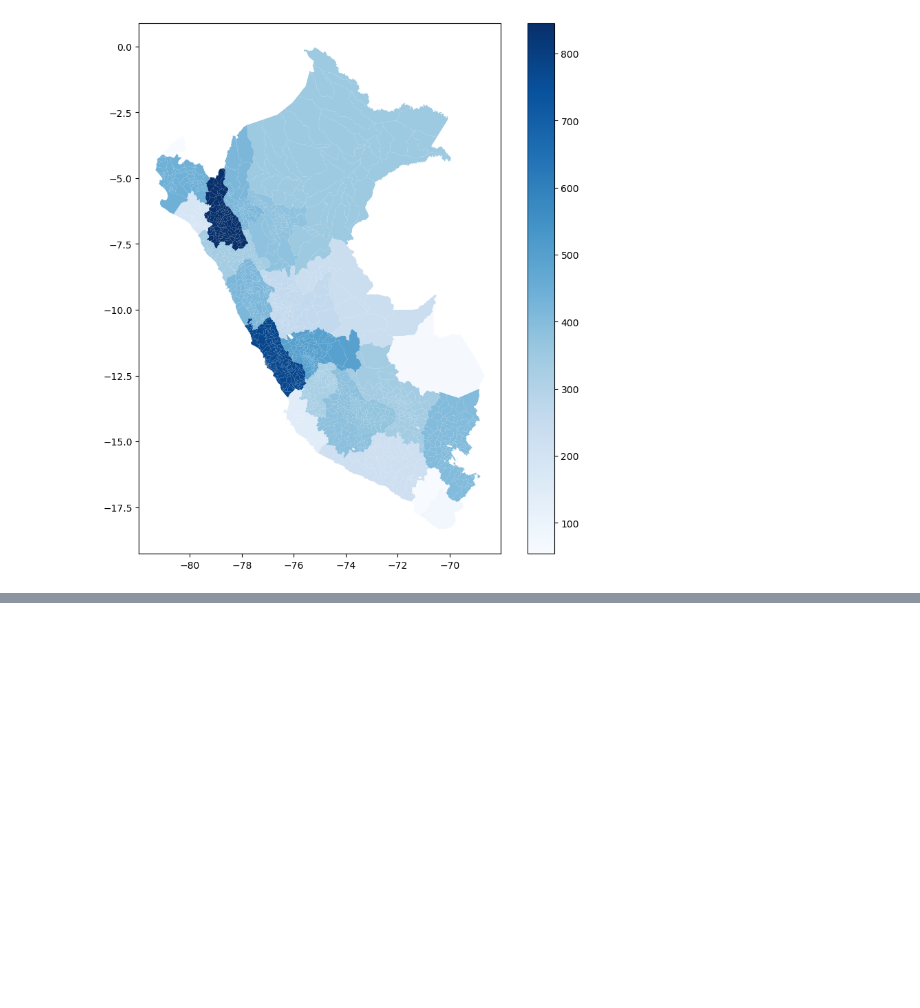
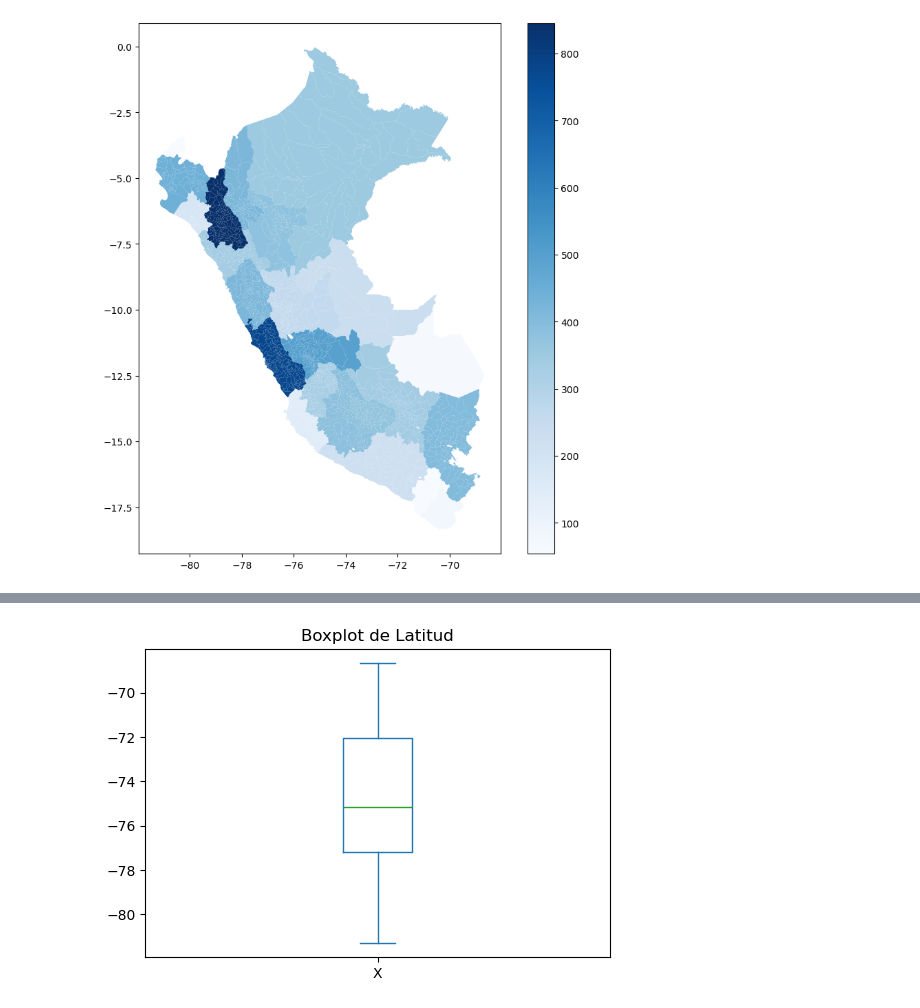
Before and after one commit to Gabrielsaa15/Hospitals-Access-Peru, a Jupyter notebook: task1.ipynb, the cells around one changed output, grey strips where cells are left out. Drawn from its saved outputs; the diff is of its cells as text; code cells hidden in the pictures; blank space fills up the shorter version.

```diff
--- a/task1.ipynb
+++ b/task1.ipynb
@@ -439,0 +408,3 @@ dept_map.plot(column="Hosp_Count", cmap="Blues", legend=True, figsize=(10,10))
+# %%
+centros = gpd.read_file(r'data/shape_file_centros_poblados/CCPP_IGN100k.shp')
+centros
@@ -439,0 +452,8 @@ dept_map.plot(column="Hosp_Count", cmap="Blues", legend=True, figsize=(10,10))
+# %%
+# Boxplot de latitudes
+plt.figure(figsize=(6,4))
+centros["X"].plot(kind="box")
+plt.title("Boxplot de Latitud")
+plt.show()
+# %% [output]
+[figure, added]
```
Also changed, not shown: parts of 29 cells of this notebook.
